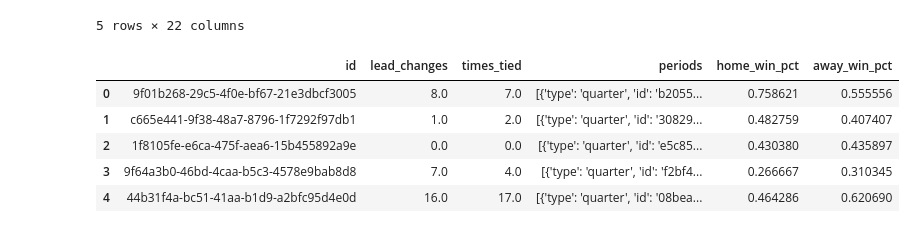
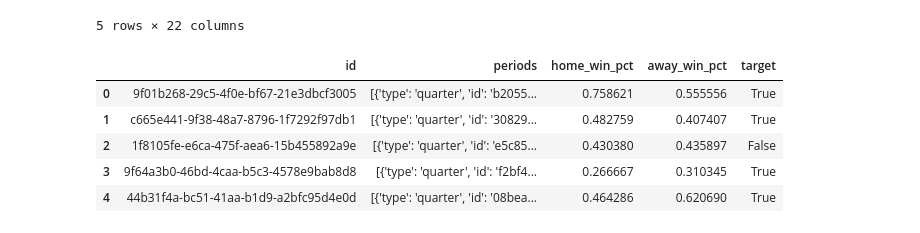
Before and after one commit to Sebastian-Sole/nba-win-probability-model, a Jupyter notebook: notebook.ipynb, the cells around one changed output. Cells and saved outputs as stored; diff of their text form; code cells hidden in the pictures.

Commit message:
wip: data preprocessing
Encoding data for possession and leading team. Team id's as values have been removed (entire feature) or replaced with binary features. Added target variable

```diff
--- a/notebook.ipynb
+++ b/notebook.ipynb
@@ -43,6 +43,7 @@ with open("data/season_schedule.json", "r") as f:
 flat_data = schedule_data['games']
 
 df = pd.DataFrame(flat_data)
+df["target"] = df["home_points"] > df["away_points"]
 df.head()
 # %% [output]
 |  | id | status | coverage | scheduled | home_points | away_points | track_on_court | sr_id | reference | ... |
@@ -87,6 +88,8 @@ with open('data/play_by_play_data.json') as f:
 # TODO: Run the data download again, and remove this line
 data = [i for n, i in enumerate(data) if i not in data[n + 1:]]
 
+game_level_data_copy = df.copy()
+
 df = pd.DataFrame(data)
 df.head()
 # %% [output]
@@ -100,39 +103,41 @@ df.head()
 # %%
 def process_data(df):
     df_copy = df.copy()
 
     # List of columns to drop initially
-    columns_to_drop = ["track_on_court", "deleted_events", "title", "neutral_site", 'coverage', 'scheduled', "status", "attendance", "clock", "duration", "reference", "entry_mode", "sr_id", "clock_decimal", "time_zones", "quarter"]
+    columns_to_drop = ["lead_changes", "times_tied", "track_on_court", "deleted_events", "title", "neutral_site", 'coverage', 'scheduled', "status", "attendance", "clock", "duration", "reference", "entry_mode", "sr_id", "clock_decimal", "time_zones", "quarter"]
 
     # List of team features to drop
     team_features_to_drop = ["name", "alias", "market", "id", "sr_id", "bonus", "remaining_timeouts", "reference", "points"]
 
     # Process home and away data
     for team in ['home', 'away']:
         team_data = pd.json_normalize(df_copy[team]).drop(team_features_to_drop, axis=1)
         team_data.columns = [f'{team}_{col}' for col in team_data.columns]
         df_copy = df_copy.join(team_data)
 
     # Create features for home win percentage and away win percentage based on the team's record
     for team in ['home', 'away']:
         df_copy[f'{team}_win_pct'] = df_copy[f"{team}_record.wins"] / (df_copy[f"{team}_record.wins"] + df_copy[f"{team}_record.losses"])
         columns_to_drop.extend([f"{team}_record.wins", f"{team}_record.losses"])
 
     # Drop the home, away and record columns from the original dataframe
     columns_to_drop.extend(["home", "away"])
     df_copy.drop(columns_to_drop, axis=1, inplace=True)
+    df_copy["target"] = game_level_data_copy["target"]
+
 
     return df_copy
 
 df_processed = process_data(df)
 df_processed.head()
 # %% [output]
-|  | id | lead_changes | times_tied | periods | home_win_pct | away_win_pct |
-| 0 | 9f01b268-29c5-4f0e-bf67-21e3dbcf3005 | 8.0 | 7.0 | [{'type': 'quarter', 'id': 'b2055... | 0.758621 | 0.555556 |
-| 1 | c665e441-9f38-48a7-8796-1f7292f97db1 | 1.0 | 2.0 | [{'type': 'quarter', 'id': '30829... | 0.482759 | 0.407407 |
-| 2 | 1f8105fe-e6ca-475f-aea6-15b455892a9e | 0.0 | 0.0 | [{'type': 'quarter', 'id': 'e5c85... | 0.430380 | 0.435897 |
-| 3 | 9f64a3b0-46bd-4caa-b5c3-4578e9bab8d8 | 7.0 | 4.0 | [{'type': 'quarter', 'id': 'f2bf4... | 0.266667 | 0.310345 |
-| 4 | 44b31f4a-bc51-41aa-b1d9-a2bfc95d4e0d | 16.0 | 17.0 | [{'type': 'quarter', 'id': '08bea... | 0.464286 | 0.620690 |
+|  | id | periods | home_win_pct | away_win_pct | target |
+| 0 | 9f01b268-29c5-4f0e-bf67-21e3dbcf3005 | [{'type': 'quarter', 'id': 'b2055... | 0.758621 | 0.555556 | True |
+| 1 | c665e441-9f38-48a7-8796-1f7292f97db1 | [{'type': 'quarter', 'id': '30829... | 0.482759 | 0.407407 | True |
+| 2 | 1f8105fe-e6ca-475f-aea6-15b455892a9e | [{'type': 'quarter', 'id': 'e5c85... | 0.430380 | 0.435897 | False |
+| 3 | 9f64a3b0-46bd-4caa-b5c3-4578e9bab8d8 | [{'type': 'quarter', 'id': 'f2bf4... | 0.266667 | 0.310345 | True |
+| 4 | 44b31f4a-bc51-41aa-b1d9-a2bfc95d4e0d | [{'type': 'quarter', 'id': '08bea... | 0.464286 | 0.620690 | True |
 # %%
 import pandas as pd
 
```
Also changed, not shown: parts of 7 cells of this notebook.
